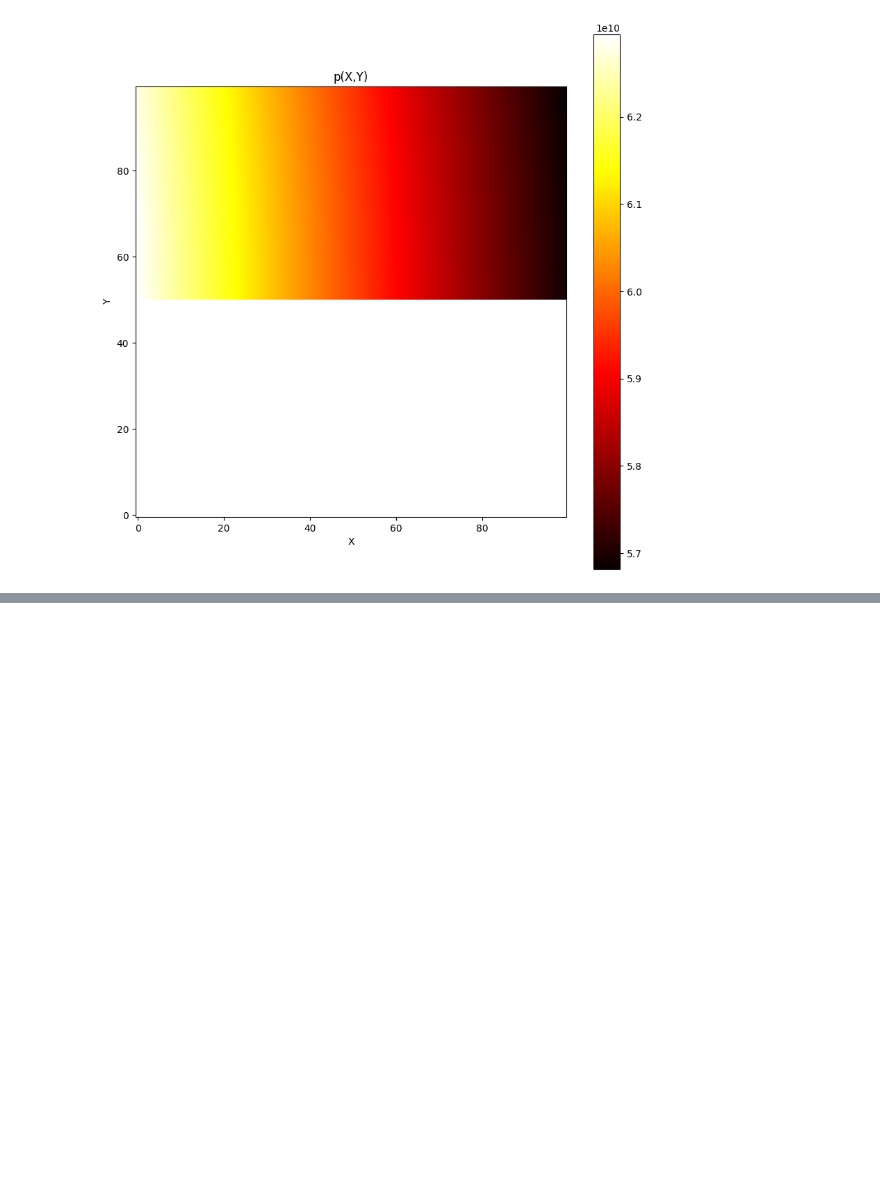
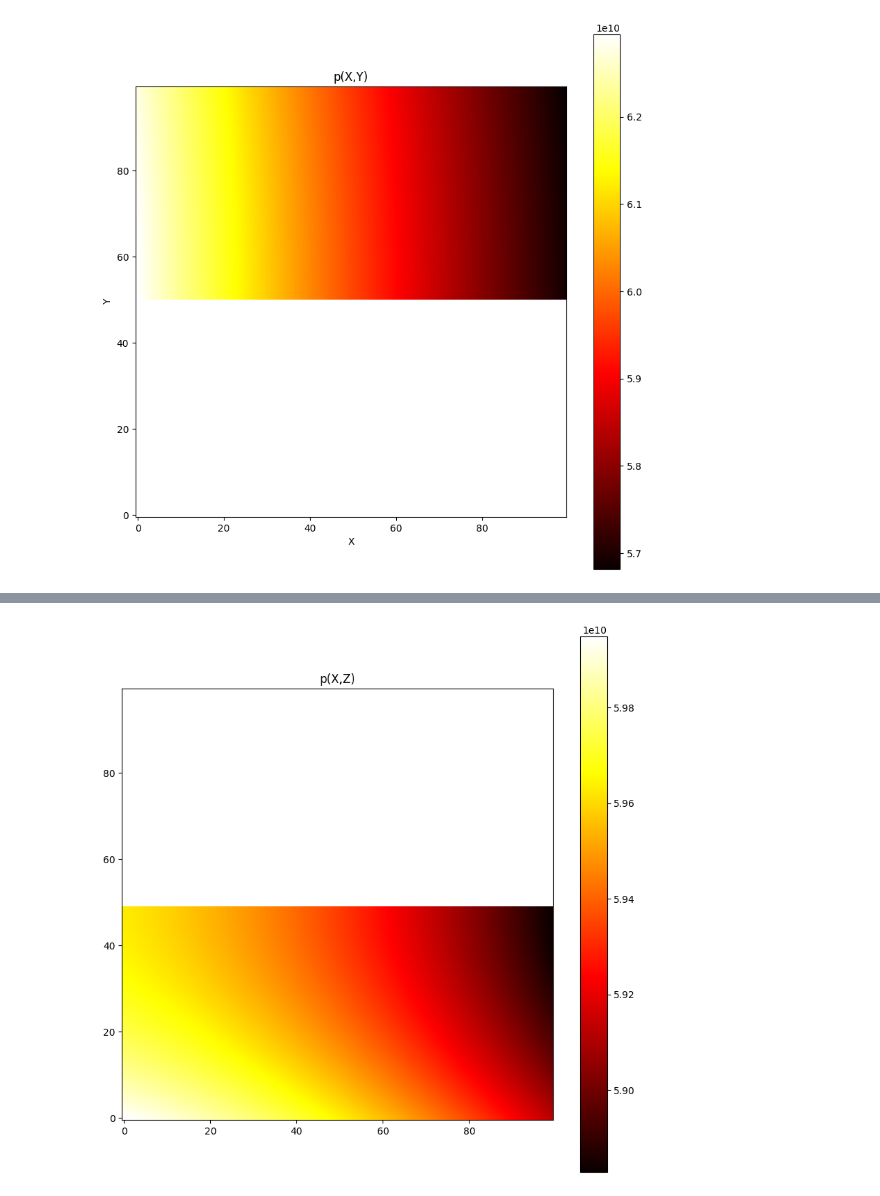
Before and after one commit to JuanitaAgudelo/TesisRepo, a Jupyter notebook: jacobian_calculations/mapping_jacobian.ipynb, the cells around one changed output, grey strips where cells are left out. Saved outputs shown, nothing was run; the diff lists cells and outputs as text; code cells hidden in the pictures; blank space fills up the shorter version.

```diff
--- a/jacobian_calculations/mapping_jacobian.ipynb
+++ b/jacobian_calculations/mapping_jacobian.ipynb
@@ -304,0 +322,25 @@ P_XY = P_X_vectorized(X_malla, Y_malla, z=zero_vector, vx=zero_vector + 0.1, vy=
+# %%
+VX = np.linspace(vx_lim[0], vx_lim[1], 100)
+VY = np.linspace(vy_lim[0], vy_lim[1], 100)
+
+VX_malla, VY_malla = np.meshgrid(VX, VY)
+VX_malla, VY_malla
+
+P_VX_VY = P_X_vectorized(x=zero_vector + 1, y=zero_vector, z=zero_vector, vx=VX_malla, vy=VY_malla, vz=zero_vector, mu=mu)
+fig, ax = plt.subplots(figsize=[10,10])
+
+
+im = ax.imshow(P_VX_VY,
+          origin='lower',
+          cmap='hot',
+          interpolation='bilinear'
+          )
+
+ax.set_title('p(X,Z)')
+
+# Create a colorbar using the im pointer
+fig.colorbar(im)
+
+plt.show()
+# %% [output]
+[figure, added]
```
Also changed, not shown: parts of 1 cell of this notebook.
